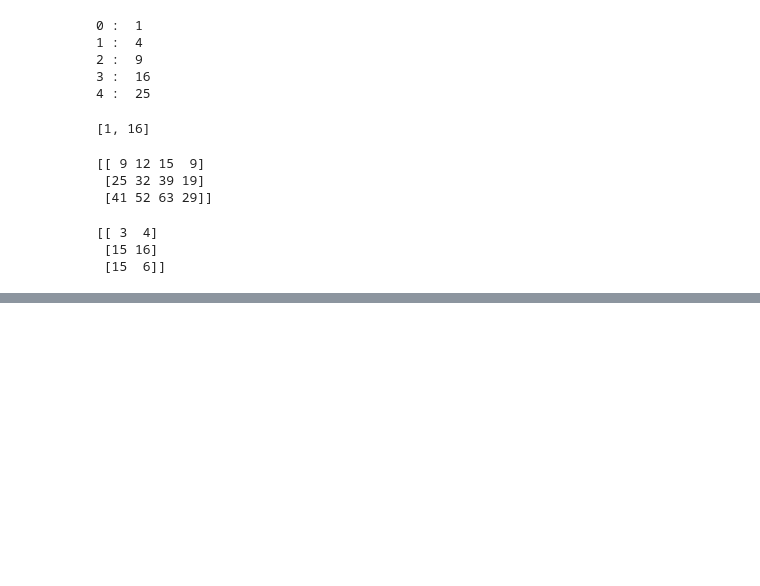
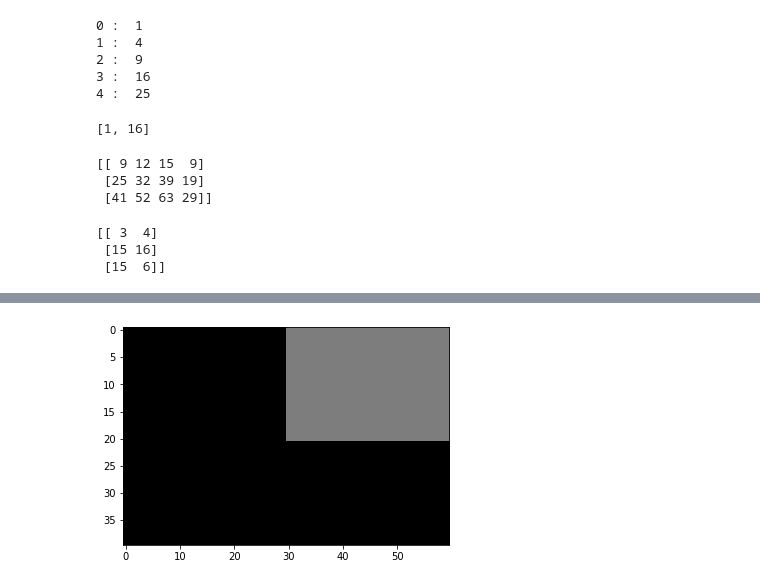
Before and after one commit to sanjith1999/EN2550-Assignments, a Jupyter notebook: Exercises/e1.ipynb, the cells around one changed output, grey strips where cells are left out. Cells and saved outputs as stored; diff of their text form; code cells hidden in the pictures; blank space fills up the shorter version.

```diff
--- a/Exercises/e1.ipynb
+++ b/Exercises/e1.ipynb
@@ -64,0 +172,9 @@ print(rand_array[2:5,0:2])
+# %%
+im3=np.zeros((40,60),dtype=np.uint8)
+im3[0:21, 30:61]=125
+
+fig, ax =plt.subplots()
+ax.imshow(im3, cmap='gray', vmin=0,vmax=255)
+plt.show()
+# %% [output]
+[figure, added]
```
Also changed, not shown: parts of 14 cells of this notebook.
